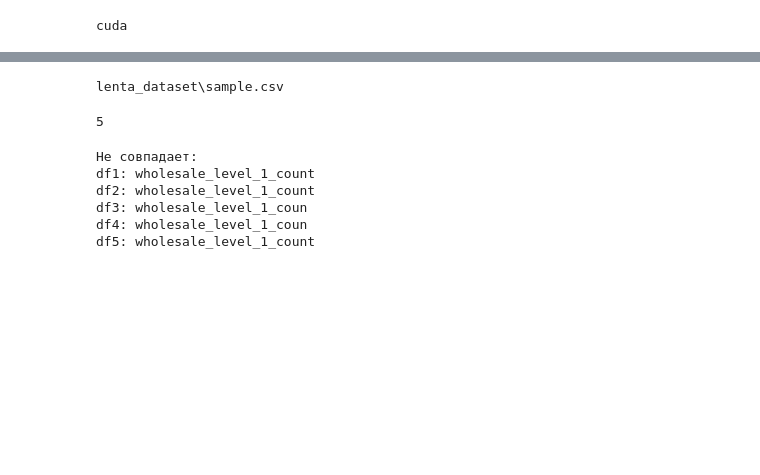
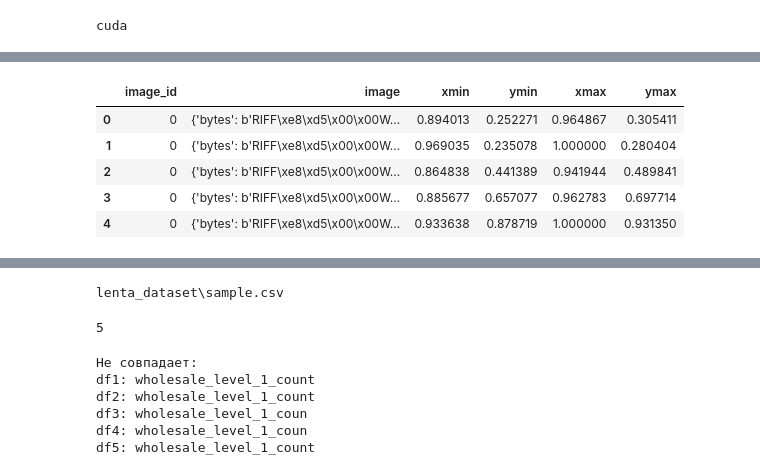
Before and after one commit to VladisRave/Lent_Frankenstein, a Jupyter notebook: lenta-hack.ipynb, the cells around one changed output, grey strips where cells are left out. Drawn from its saved outputs; the diff is of its cells as text; code cells hidden in the pictures; blank space fills up the shorter version.

Commit message:
save local changes

```diff
--- a/lenta-hack.ipynb
+++ b/lenta-hack.ipynb
@@ -28,0 +62,34 @@ cuda
+# %%
+outdir = "all_frames/images_hf"
+os.makedirs(outdir, exist_ok=True)
+
+for idx, item in enumerate(df_hf["image"]):
+    img = Image.open(io.BytesIO(item["bytes"])).convert("RGB")
+    img.save(f"{outdir}/{idx}.jpg")
+# %%
+rows = []
+
+for idx, row in df_hf.iterrows():
+    boxes = row['objects']['bbox']
+
+    for box in boxes:
+        ymin, xmin, ymax, xmax = box
+
+        rows.append({
+            'image_id': idx,
+            'image': row['image'],
+            'xmin': xmin,
+            'ymin': ymin,
+            'xmax': xmax,
+            'ymax': ymax
+        })
+
+df_boxes = pd.DataFrame(rows)
+df_boxes.head()
+# %% [output]
+|  | image_id | image | xmin | ymin | xmax | ymax |
+| 0 | 0 | {'bytes': b'RIFF\xe8\xd5\x00\x00W... | 0.894013 | 0.252271 | 0.964867 | 0.305411 |
+| 1 | 0 | {'bytes': b'RIFF\xe8\xd5\x00\x00W... | 0.969035 | 0.235078 | 1.000000 | 0.280404 |
+| 2 | 0 | {'bytes': b'RIFF\xe8\xd5\x00\x00W... | 0.864838 | 0.441389 | 0.941944 | 0.489841 |
+| 3 | 0 | {'bytes': b'RIFF\xe8\xd5\x00\x00W... | 0.885677 | 0.657077 | 0.962783 | 0.697714 |
+| 4 | 0 | {'bytes': b'RIFF\xe8\xd5\x00\x00W... | 0.933638 | 0.878719 | 1.000000 | 0.931350 |
```
Also changed, not shown: parts of 17 cells of this notebook.
